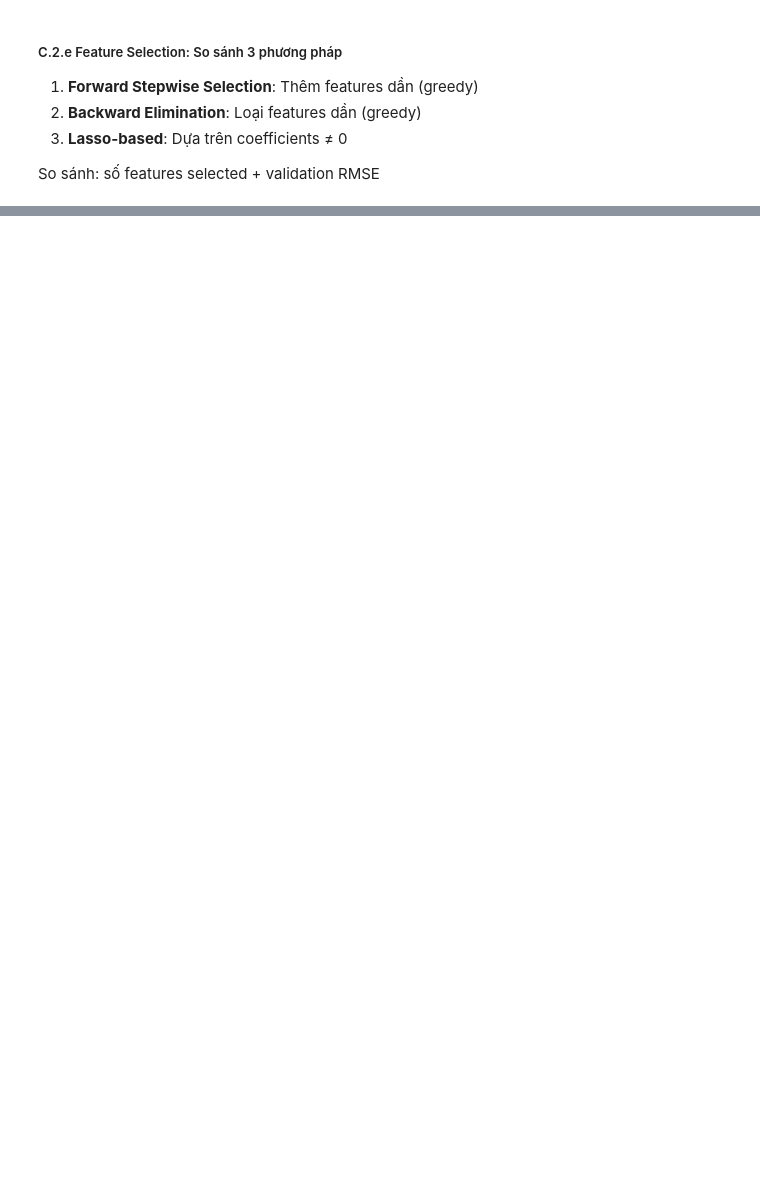
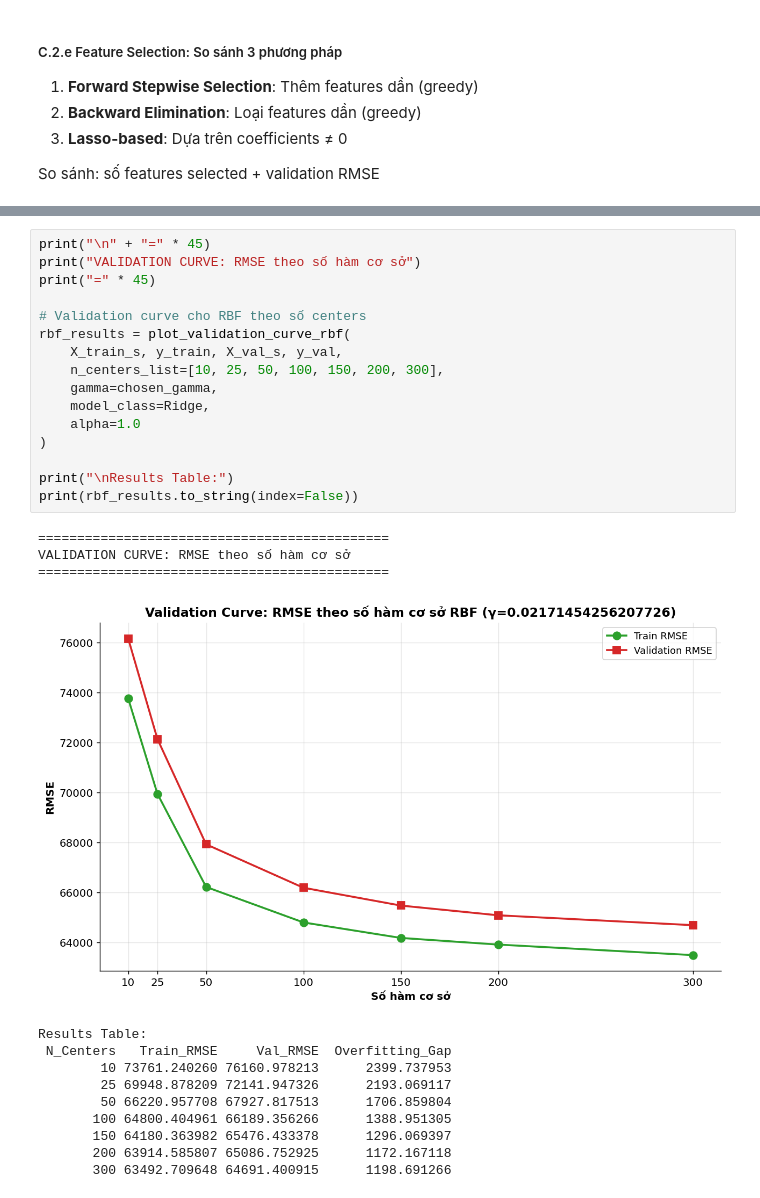
Before and after one commit to kimngoc280105/ml-regression-classification, a Jupyter notebook: code/Part1_Regression/notebook.ipynb, the cells around one changed output, grey strips where cells are left out. Drawn from its saved outputs; the diff is of its cells as text; blank space fills up the shorter version.

```diff
--- a/code/Part1_Regression/notebook.ipynb
+++ b/code/Part1_Regression/notebook.ipynb
@@ -794,0 +968,30 @@ plot_feature_selection_comparison(
+# %%
+print("\n" + "=" * 45)
+print("VALIDATION CURVE: RMSE theo số hàm cơ sở")
+print("=" * 45)
+
+# Validation curve cho RBF theo số centers
+rbf_results = plot_validation_curve_rbf(
+    X_train_s, y_train, X_val_s, y_val,
+    n_centers_list=[10, 25, 50, 100, 150, 200, 300],
+    gamma=chosen_gamma,
+    model_class=Ridge,
+    alpha=1.0
+)
+
+print("\nResults Table:")
+print(rbf_results.to_string(index=False))
+# %% [output]
+=============================================
+VALIDATION CURVE: RMSE theo số hàm cơ sở
+=============================================
+[figure, added]
+Results Table:
+ N_Centers   Train_RMSE     Val_RMSE  Overfitting_Gap
+        10 73761.240260 76160.978213      2399.737953
+        25 69948.878209 72141.947326      2193.069117
+        50 66220.957708 67927.817513      1706.859804
+       100 64800.404961 66189.356266      1388.951305
+       150 64180.363982 65476.433378      1296.069397
+       200 63914.585807 65086.752925      1172.167118
+       300 63492.709648 64691.400915      1198.691266
```
Also changed, not shown: parts of 24 cells of this notebook, 4 other files.
